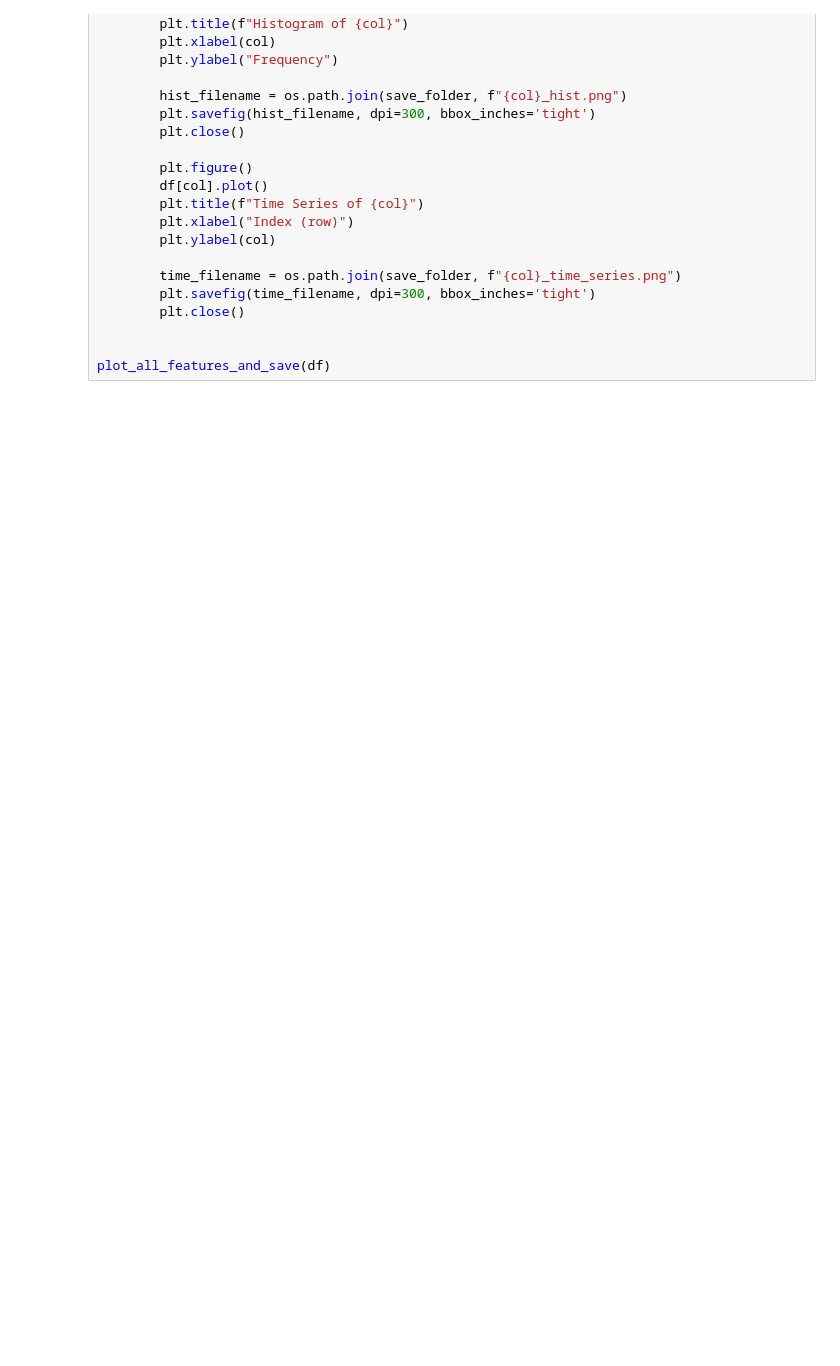
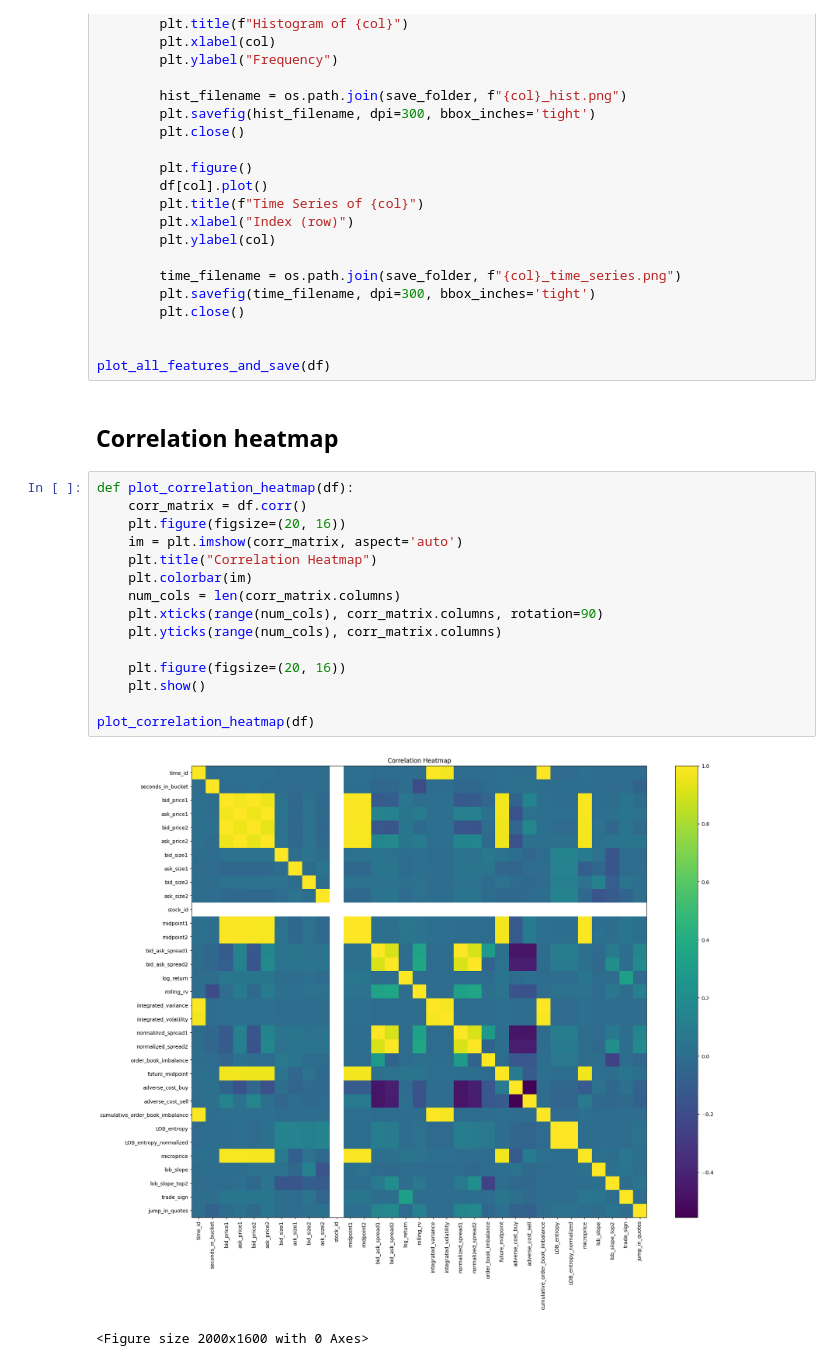
Before and after one commit to Ayush-Singh-31/Optiver-07, a Jupyter notebook: Subset.ipynb, the cells around one changed output. Saved outputs shown, nothing was run; the diff lists cells and outputs as text; blank space fills up the shorter version.

Commit message:
Correlation Plots

```diff
--- a/Subset.ipynb
+++ b/Subset.ipynb
@@ -283,3 +284,23 @@ def plot_all_features_and_save(df, save_folder='./cache/Plots'):
 
 
 plot_all_features_and_save(df)
+# %% [markdown]
+## **Correlation heatmap**
+# %%
+def plot_correlation_heatmap(df):
+    corr_matrix = df.corr()
+    plt.figure(figsize=(20, 16))
+    im = plt.imshow(corr_matrix, aspect='auto')
+    plt.title("Correlation Heatmap")
+    plt.colorbar(im)
+    num_cols = len(corr_matrix.columns)
+    plt.xticks(range(num_cols), corr_matrix.columns, rotation=90)
+    plt.yticks(range(num_cols), corr_matrix.columns)
+
+    plt.figure(figsize=(20, 16))
+    plt.show()
+
+plot_correlation_heatmap(df)
+# %% [output]
+[figure, added]
+<Figure size 2000x1600 with 0 Axes>
```
Also changed, not shown: parts of 2 cells of this notebook, 2 other files.
